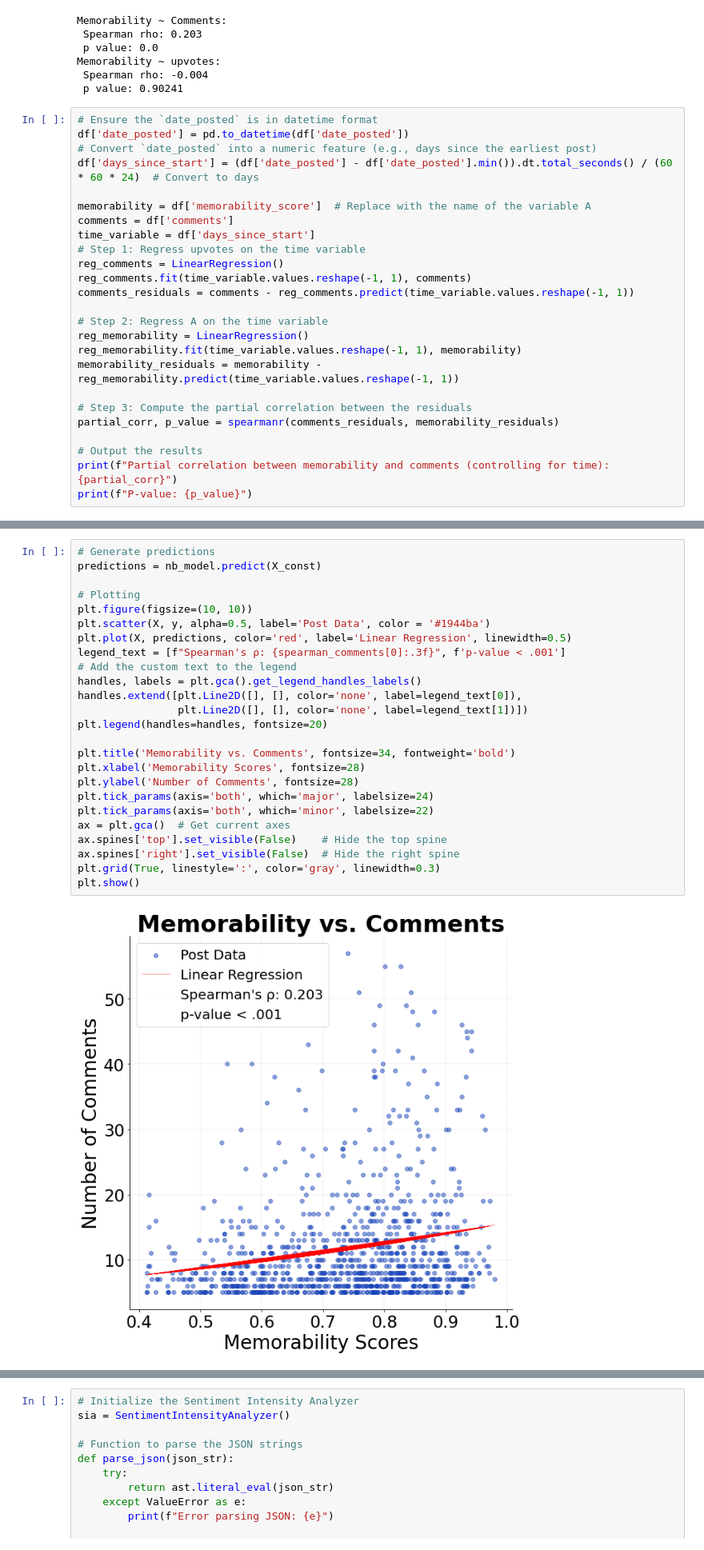
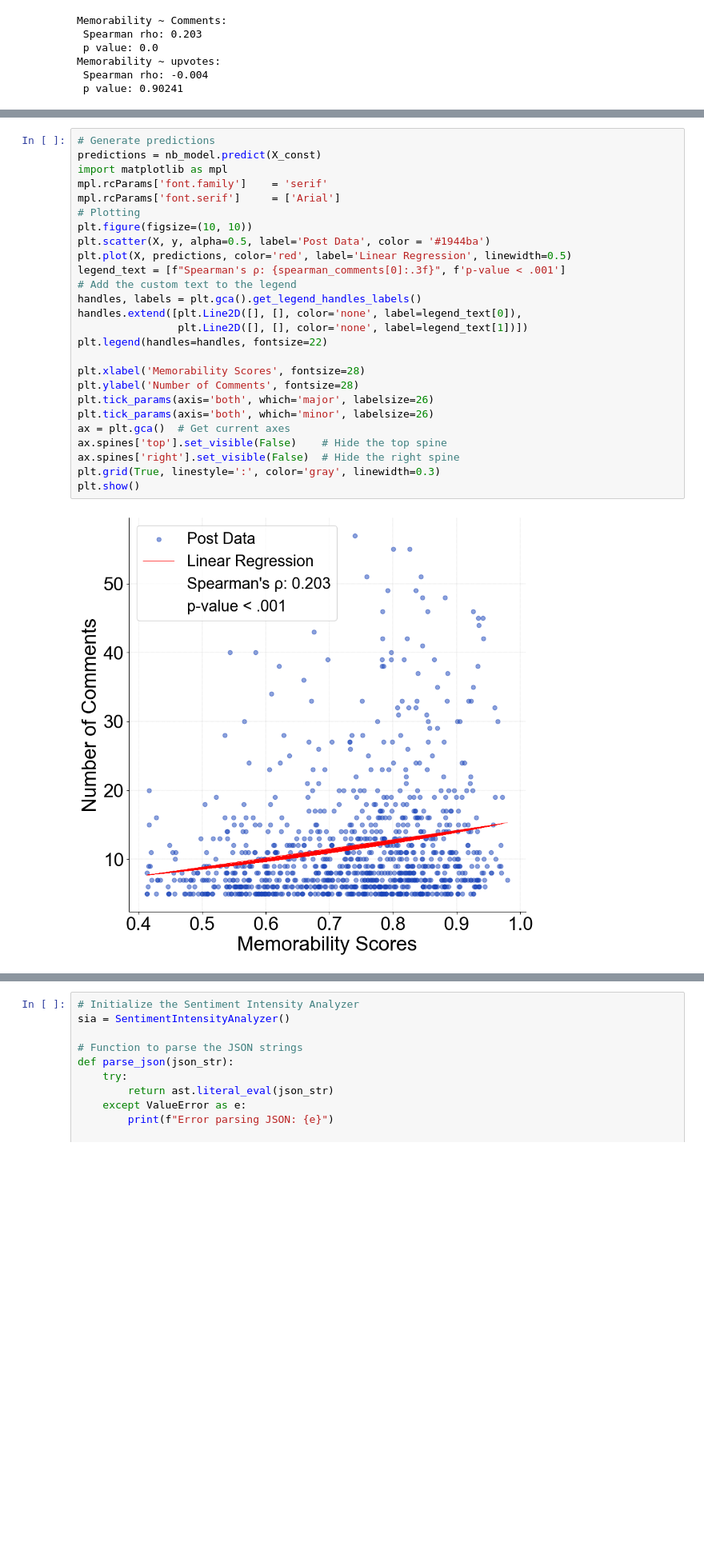
Before and after one commit to shikangpeng/memMedia, a Jupyter notebook: engagements_all.ipynb, the cells around one changed output, grey strips where cells are left out. Shown at 80% size. Cells and saved outputs as stored; diff of their text form; blank space fills up the shorter version.

```diff
--- a/engagements_all.ipynb
+++ b/engagements_all.ipynb
@@ -422,28 +420,3 @@ Memorability ~ Comments:
 Memorability ~ upvotes:
  Spearman rho: -0.004
  p value: 0.90241
-# %%
-# Ensure the `date_posted` is in datetime format
-df['date_posted'] = pd.to_datetime(df['date_posted'])
-# Convert `date_posted` into a numeric feature (e.g., days since the earliest post)
-df['days_since_start'] = (df['date_posted'] - df['date_posted'].min()).dt.total_seconds() / (60 * 60 * 24)  # Convert to days
-
-memorability = df['memorability_score']  # Replace with the name of the variable A
-comments = df['comments']
-time_variable = df['days_since_start']
-# Step 1: Regress upvotes on the time variable
-reg_comments = LinearRegression()
-reg_comments.fit(time_variable.values.reshape(-1, 1), comments)
-comments_residuals = comments - reg_comments.predict(time_variable.values.reshape(-1, 1))
-
-# Step 2: Regress A on the time variable
-reg_memorability = LinearRegression()
-reg_memorability.fit(time_variable.values.reshape(-1, 1), memorability)
-memorability_residuals = memorability - reg_memorability.predict(time_variable.values.reshape(-1, 1))
-
-# Step 3: Compute the partial correlation between the residuals
-partial_corr, p_value = spearmanr(comments_residuals, memorability_residuals)
-
-# Output the results
-print(f"Partial correlation between memorability and comments (controlling for time): {partial_corr}")
-print(f"P-value: {p_value}")
@@ -486,30 +456,31 @@ x1             1.2135      0.160      7.591      0.000       0.900       1.527
 # %%
 # Generate predictions
 predictions = nb_model.predict(X_const)
-
+import matplotlib as mpl
+mpl.rcParams['font.family']    = 'serif'
+mpl.rcParams['font.serif']     = ['Arial']
 # Plotting
 plt.figure(figsize=(10, 10))
 plt.scatter(X, y, alpha=0.5, label='Post Data', color = '#1944ba')
 plt.plot(X, predictions, color='red', label='Linear Regression', linewidth=0.5)
 legend_text = [f"Spearman's ρ: {spearman_comments[0]:.3f}", f'p-value < .001']
 # Add the custom text to the legend
 handles, labels = plt.gca().get_legend_handles_labels()
 handles.extend([plt.Line2D([], [], color='none', label=legend_text[0]),
                 plt.Line2D([], [], color='none', label=legend_text[1])])
-plt.legend(handles=handles, fontsize=20)
+plt.legend(handles=handles, fontsize=22)
 
-plt.title('Memorability vs. Comments', fontsize=34, fontweight='bold')
 plt.xlabel('Memorability Scores', fontsize=28)
 plt.ylabel('Number of Comments', fontsize=28)
-plt.tick_params(axis='both', which='major', labelsize=24)
-plt.tick_params(axis='both', which='minor', labelsize=22)
+plt.tick_params(axis='both', which='major', labelsize=26)
+plt.tick_params(axis='both', which='minor', labelsize=26)
 ax = plt.gca()  # Get current axes
 ax.spines['top'].set_visible(False)    # Hide the top spine
 ax.spines['right'].set_visible(False)  # Hide the right spine
 plt.grid(True, linestyle=':', color='gray', linewidth=0.3)
 plt.show()
 # %% [output]
-[figure, old version]
+[figure, new version]
 # %%
 import pandas as pd
 import numpy as np
```
Also changed, not shown: parts of 31 cells of this notebook, 11 other files.
